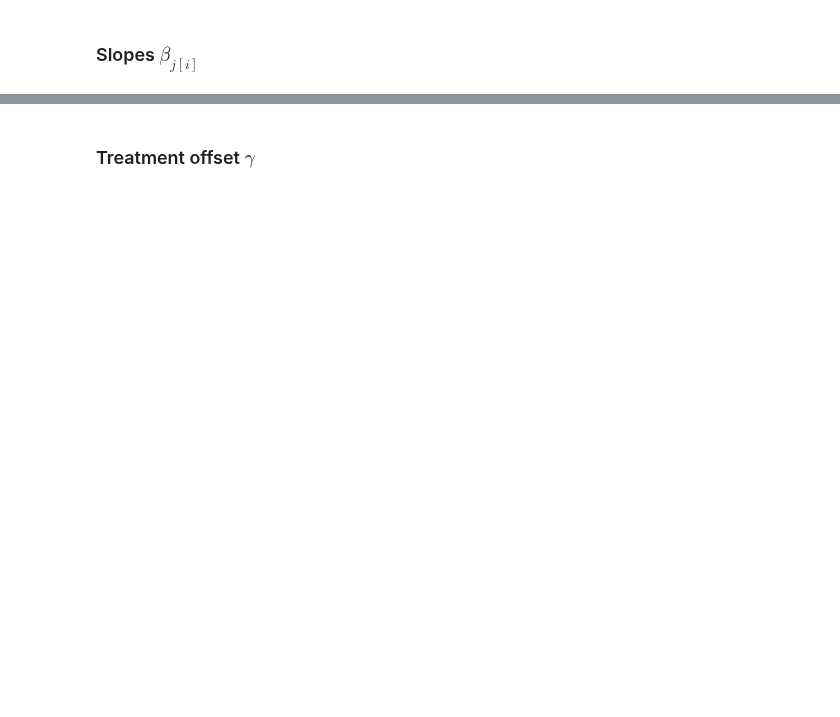
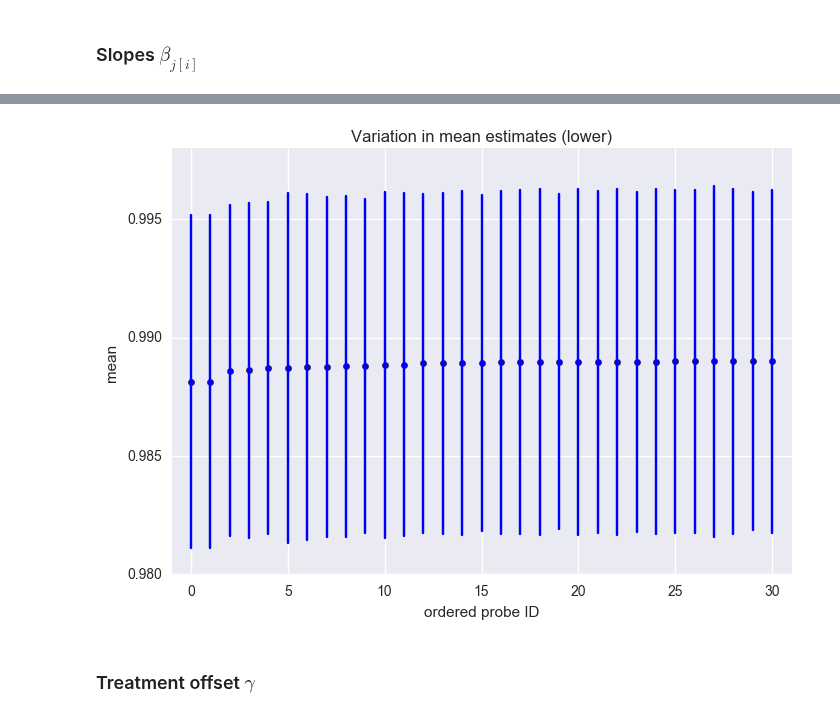
Before and after one commit to widdowquinn/SI_Holmes_etal_2017, a Jupyter notebook: 07-treatment_effects.ipynb, the cells around one changed output, grey strips where cells are left out. Cells and saved outputs as stored; diff of their text form; code cells hidden in the pictures; blank space fills up the shorter version.

```diff
--- a/07-treatment_effects.ipynb
+++ b/07-treatment_effects.ipynb
@@ -199,6 +235,8 @@ tools.plot_threshold_errors(beta_estimates, beta_se, 0.975)
 # %%
 # errors for intercept outliers
-tools.plot_threshold_errors(beta_estimates, beta_se, 0.9735, upper=False)
+tools.plot_threshold_errors(beta_estimates, beta_se, 0.989, upper=False)
+# %% [output]
+[figure, added]
 # %% [markdown]
 ### Treatment offset $\gamma$
 # %%
```
Also changed, not shown: parts of 15 cells of this notebook, 10 other files.
